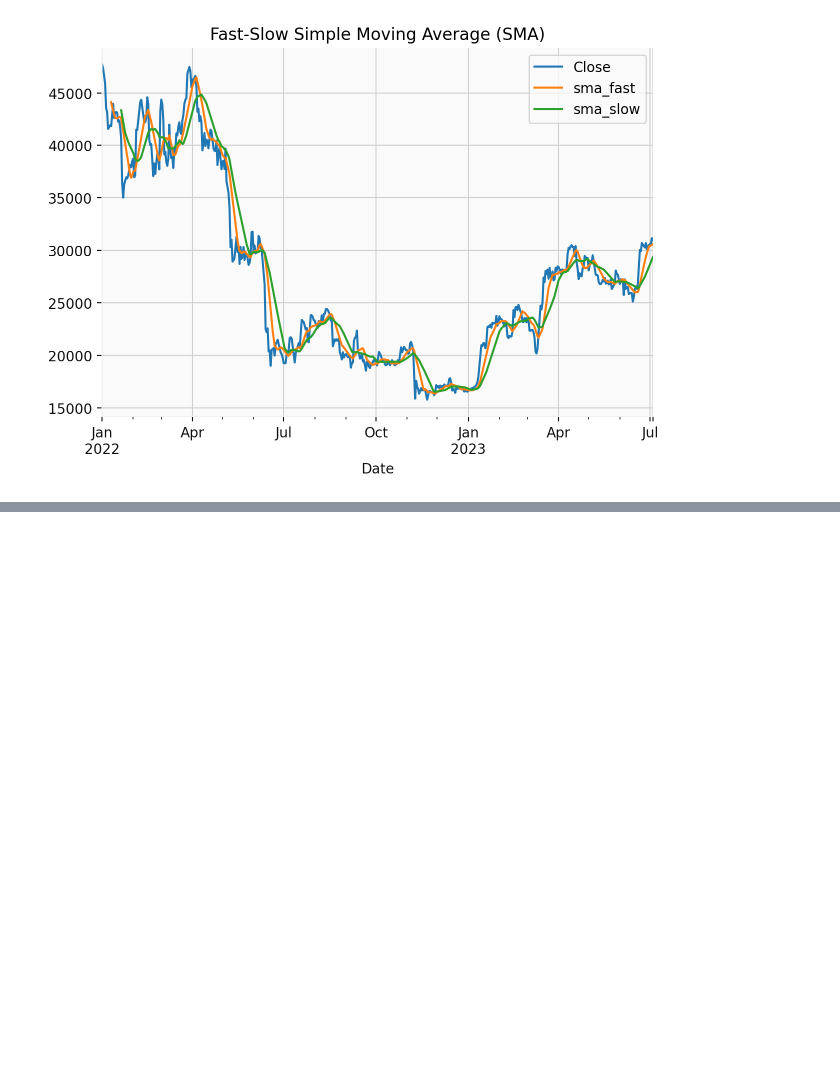
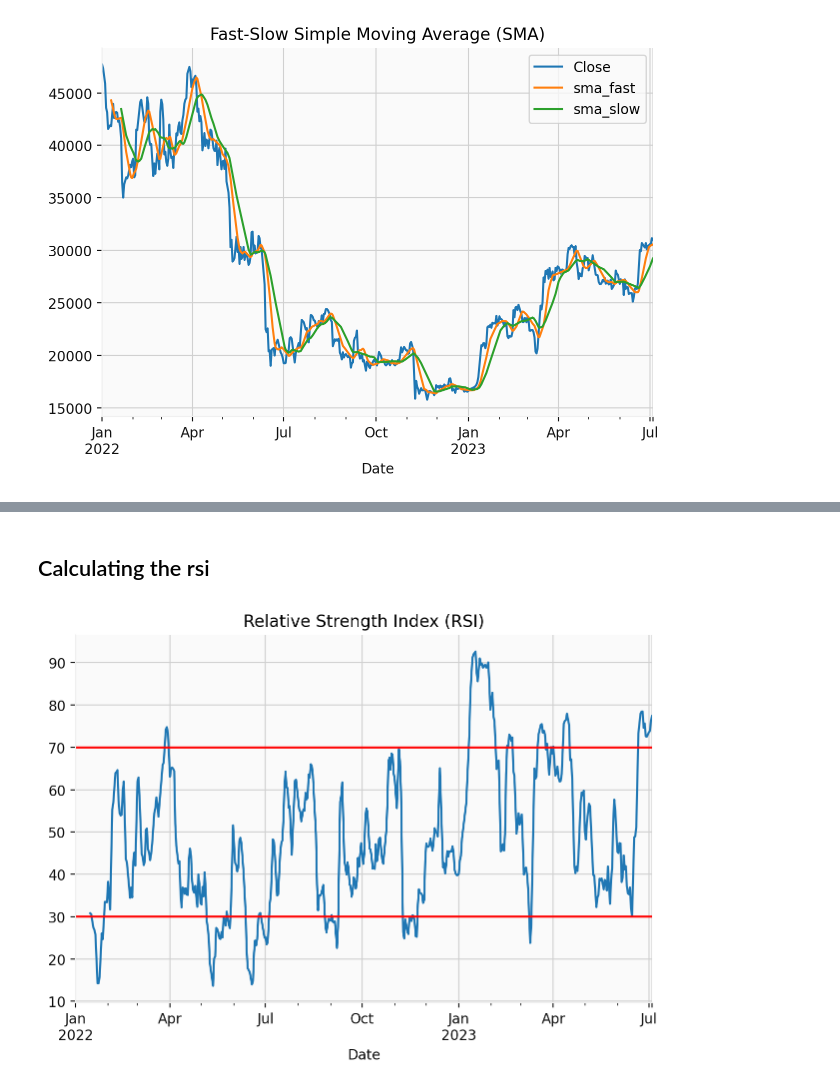
Before and after one commit to AmirGhnbr/technical_analysis_of_stocks, a Jupyter notebook: technical_analysis_of_stocks.ipynb, the cells around one changed output, grey strips where cells are left out. Saved outputs shown, nothing was run; the diff lists cells and outputs as text; code cells hidden in the pictures; blank space fills up the shorter version.

```diff
--- a/technical_analysis_of_stocks.ipynb
+++ b/technical_analysis_of_stocks.ipynb
@@ -115,0 +133,22 @@ plt.tight_layout()
+# %% [markdown]
+## Calculating the rsi
+# %%
+data['rsi'] = talib.RSI(data['HA_Close'])
+
+fig,ax = plt.subplots()
+
+data['rsi'].plot(ax=ax,title='Relative Strength Index (RSI)')
+
+ax.hlines(y=30,
+          xmin=data.index.min(),
+          xmax=data.index.max(),
+          color="red")
+ax.hlines(y=70,
+          xmin=data.index.min(),
+          xmax=data.index.max(),
+          color="red")
+
+sns.despine()
+plt.tight_layout()
+# %% [output]
+[figure, added]
```
Also changed, not shown: parts of 12 cells of this notebook.
